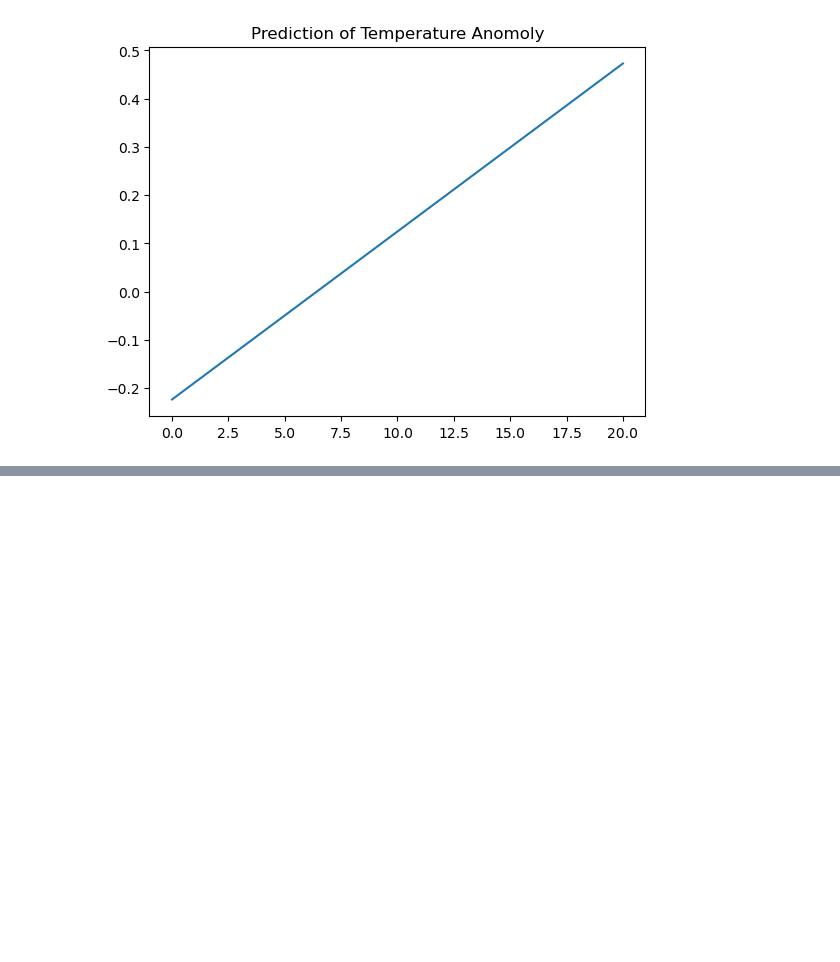
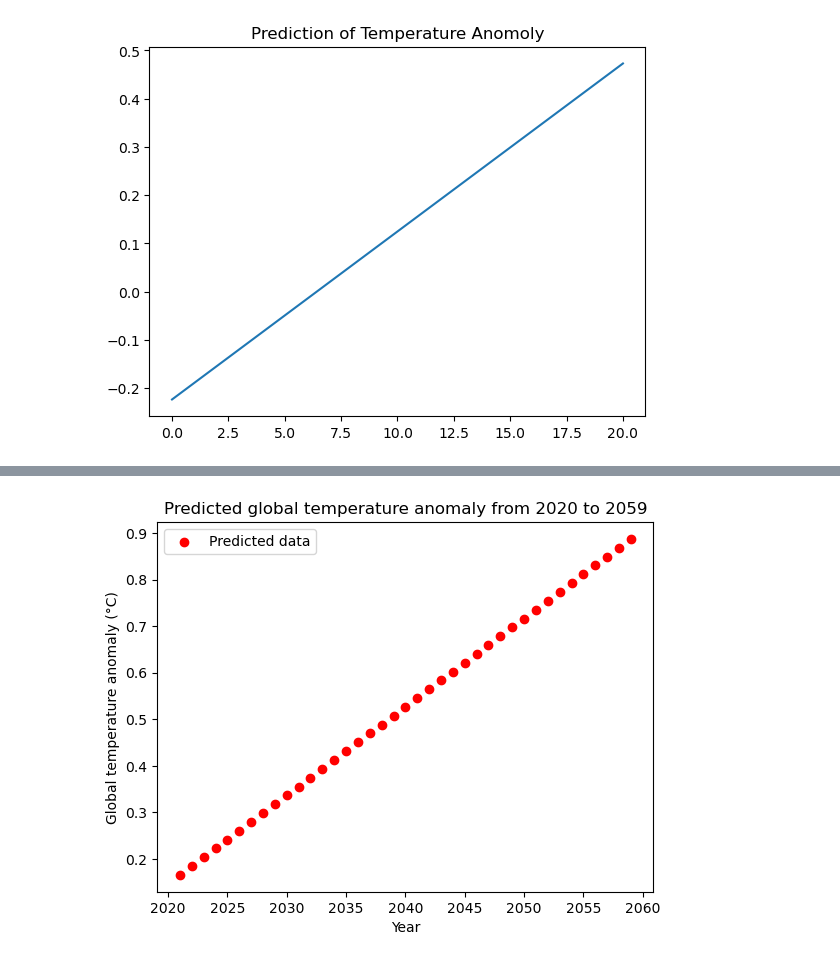
Before and after one commit to keithmmc/pda2, a Jupyter notebook: project2.ipynb, the cells around one changed output, grey strips where cells are left out. Drawn from its saved outputs; the diff is of its cells as text; code cells hidden in the pictures; blank space fills up the shorter version.

```diff
--- a/project2.ipynb
+++ b/project2.ipynb
@@ -739,0 +738,23 @@ plt.show()
+# %%
+ta =pd.read_csv('data/ta.csv',encoding='Latin')
+df3 = ta.copy()
+
+df3['tme'] = np.arange(len(ta.index))
+df3.columns = df3.columns.str.lstrip()
+df3.columns = df3.columns.str.rstrip()
+# %%
+df3['ï»¿year'] = pd.to_datetime(df3['ï»¿year'], format='%Y')
+X112 = df3.loc[:, ['tme']]
+y112 = df3.loc[:, 'anomaly']
+# %%
+future_yearss = pd.date_range(start='2020', end='2059', freq='Y')
+model.fit(X112, y112)
+y_pred11 = model.predict(X112)
+plt.scatter( future_yearss,y_pred11, color='red', label='Predicted data')
+plt.xlabel('Year')
+plt.ylabel('Global temperature anomaly (°C)')
+plt.title('Predicted global temperature anomaly from 2020 to 2059')
+plt.legend()
+plt.show()
+# %% [output]
+[figure, added]
```
Also changed, not shown: parts of 5 cells of this notebook.
